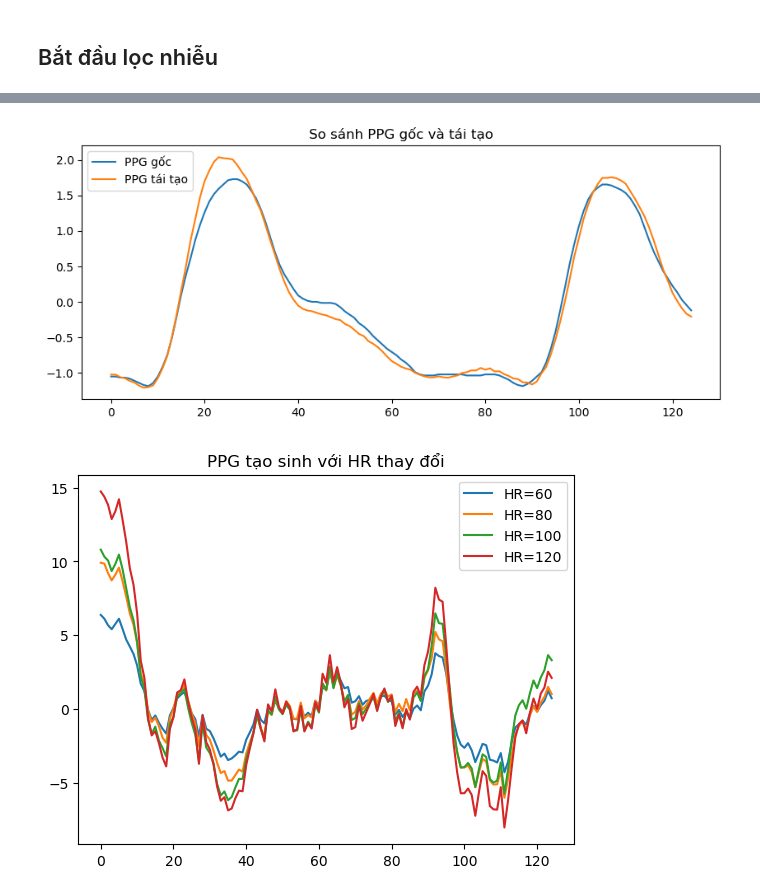
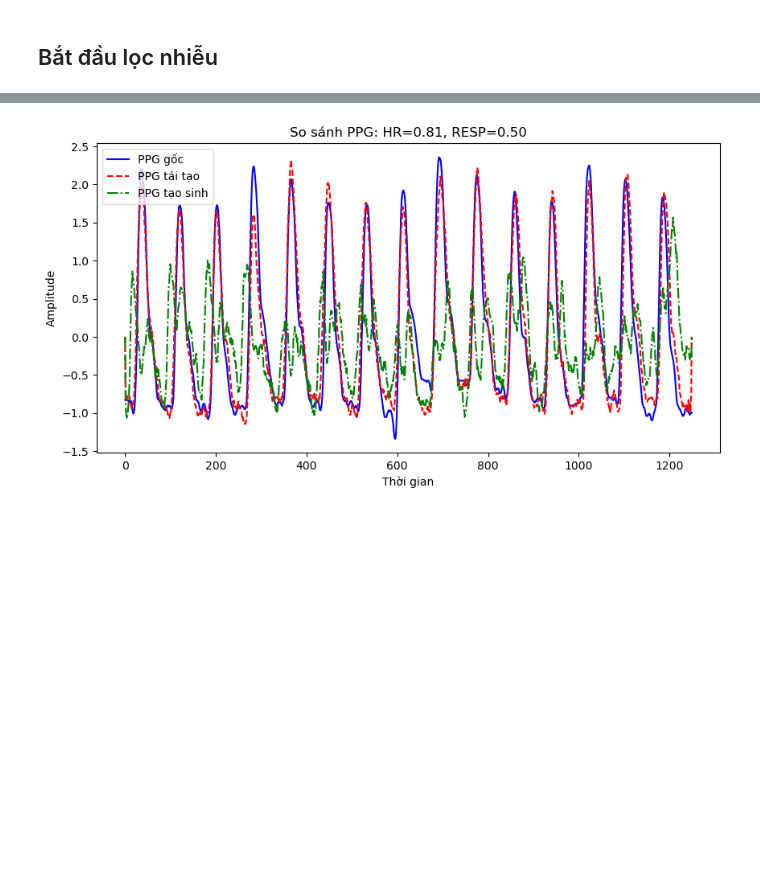
Before and after one commit to phucnguyenhoank/giua_ky_final, a Jupyter notebook: t2.ipynb, the cells around one changed output, grey strips where cells are left out. Drawn from its saved outputs; the diff is of its cells as text; code cells hidden in the pictures; blank space fills up the shorter version.

```diff
--- a/t2.ipynb
+++ b/t2.ipynb
@@ -380,23 +498,33 @@ Test MSE: 0.0471
-# %%
-import matplotlib.pyplot as plt
-
-# So sánh PPG gốc và tái tạo
-plt.figure(figsize=(10, 4))
-plt.plot(X_test[0], label='PPG gốc')
-plt.plot(x_recon[0].numpy(), label='PPG tái tạo')
-plt.legend()
-plt.title("So sánh PPG gốc và tái tạo")
-plt.show()
-
-# Tạo PPG với HR tăng dần
-hr_values = [60, 80, 100, 120]
-for hr in hr_values:
-    condition = torch.FloatTensor([[hr, 15]])  # RESP cố định
-    ppg_gen = cvae.decoder(torch.randn(1, 10), condition)
-    plt.plot(ppg_gen[0].detach().numpy(), label=f'HR={hr}')
-plt.legend()
-plt.title("PPG tạo sinh với HR thay đổi")
-plt.show()
-# %% [output]
-[figure, removed]
-[figure, removed]
+# %%
+import matplotlib.pyplot as plt
+import torch
+
+# Giả sử bạn đã có X_test_tensor (dữ liệu PPG gốc) và C_test_tensor (điều kiện HR/RESP) từ tập test
+# Chọn một mẫu từ tập test (ví dụ: mẫu đầu tiên)
+index = 0
+x_original = X_test_tensor[index]  # PPG gốc
+c_original = C_test_tensor[index]  # Điều kiện HR/RESP của mẫu
+
+# Tái tạo PPG bằng mô hình CVAE
+cvae_loaded.eval()  # Chuyển sang chế độ đánh giá
+with torch.no_grad():
+    x_recon, _, _ = cvae_loaded(x_original.unsqueeze(0), c_original.unsqueeze(0))  # Thêm chiều batch
+
+# Tạo PPG tạo sinh với cùng điều kiện HR/RESP
+latent_dim = 32  # Giả sử chiều của latent vector là 10, bạn cần điều chỉnh theo mô hình của bạn
+z_random = torch.randn(1, latent_dim)  # Tạo latent vector ngẫu nhiên
+with torch.no_grad():
+    ppg_generated = cvae_loaded.decoder(z_random, c_original.unsqueeze(0))  # Tạo PPG mới
+
+# Vẽ đồ thị so sánh
+plt.figure(figsize=(10, 5))
+plt.plot(x_original.numpy(), label='PPG gốc', color='blue')  # PPG gốc
+plt.plot(x_recon[0].numpy(), label='PPG tái tạo', color='red', linestyle='--')  # PPG tái tạo
+plt.plot(ppg_generated[0].numpy(), label='PPG tạo sinh', color='green', linestyle='-.')  # PPG tạo sinh
+plt.title(f'So sánh PPG: HR={c_original[0]:.2f}, RESP={c_original[1]:.2f}')
+plt.legend()
+plt.xlabel('Thời gian')
+plt.ylabel('Amplitude')
+plt.show()
+# %% [output]
+[figure, added]
```
Also changed, not shown: parts of 13 cells of this notebook, 2 other files.
